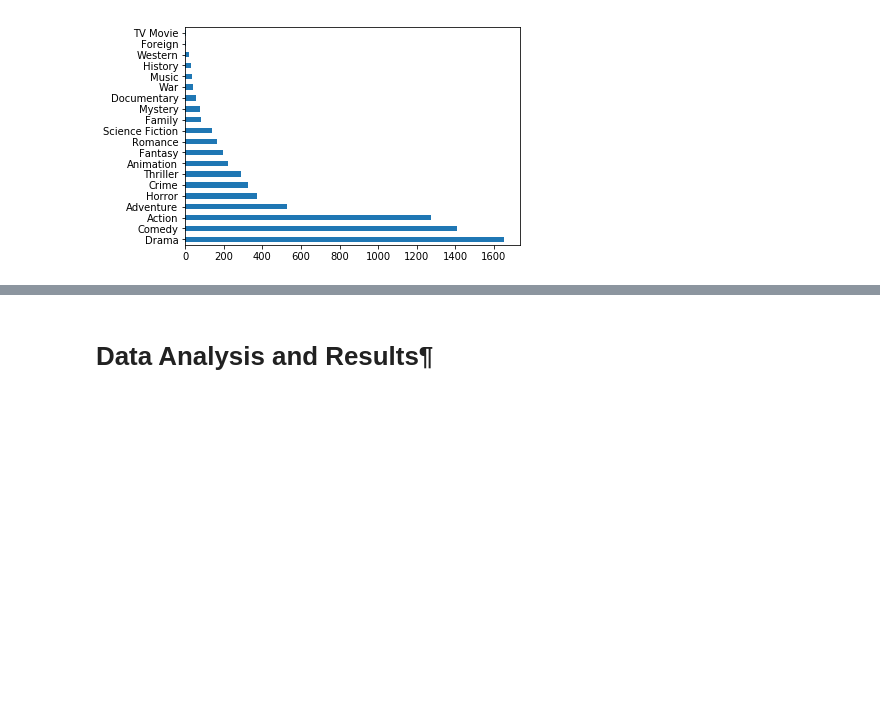
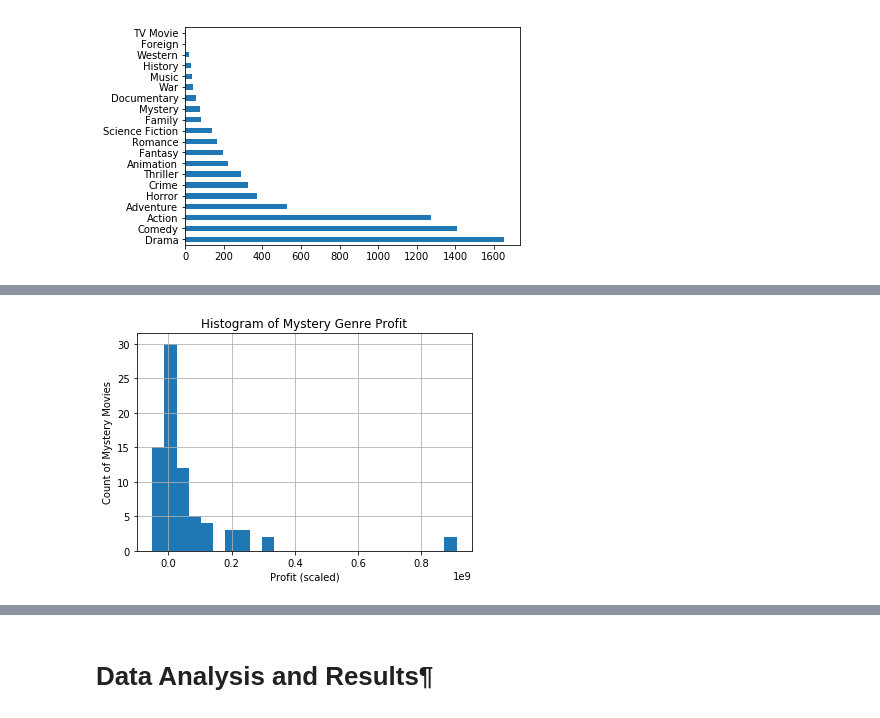
Before and after one commit to k-chau/What-Makes-a-Movie-Profit-, a Jupyter notebook: FinalProject.ipynb, the cells around one changed output, grey strips where cells are left out. Saved outputs shown, nothing was run; the diff lists cells and outputs as text; code cells hidden in the pictures; blank space fills up the shorter version.

```diff
--- a/FinalProject.ipynb
+++ b/FinalProject.ipynb
@@ -284,0 +256,8 @@ f_D = plt.gcf()
+# %%
+df[df["main_genre"] == 'Mystery'].hist(column='profit', bins=25)
+plt.xlabel('Profit (scaled)')
+plt.ylabel('Count of Mystery Movies')
+plt.title('Histogram of Mystery Genre Profit')
+f_Mystery = plt.gcf()
+# %% [output]
+[figure, added]
```
Also changed, not shown: parts of 24 cells of this notebook.
